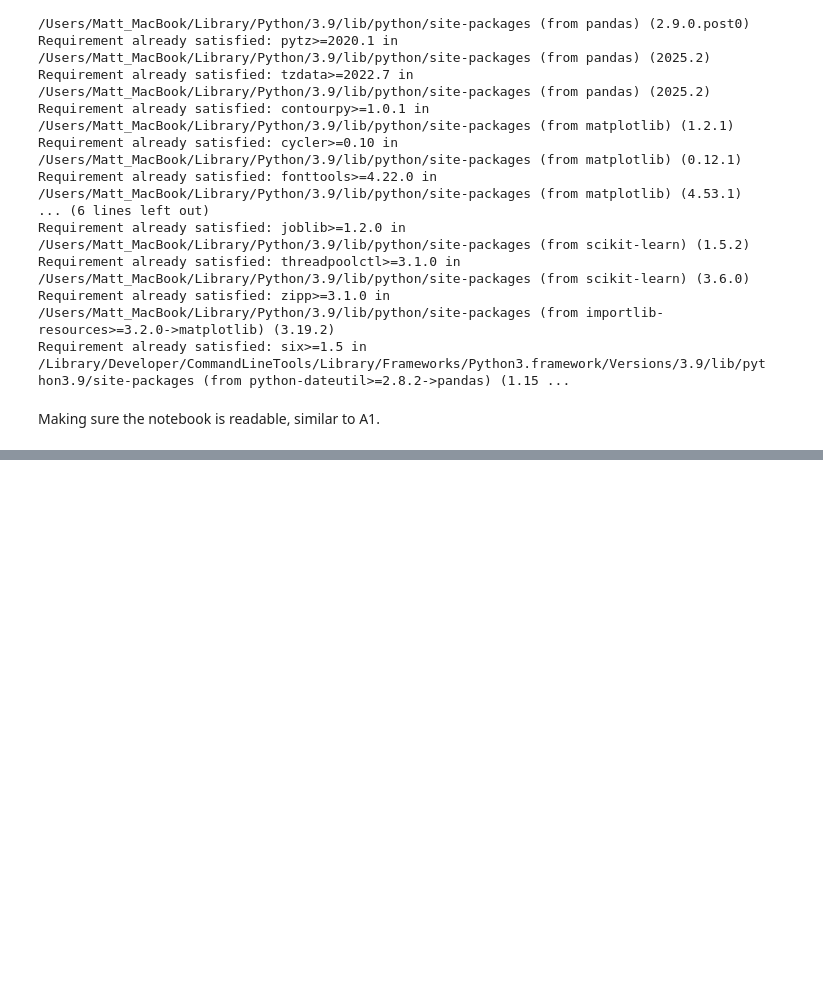
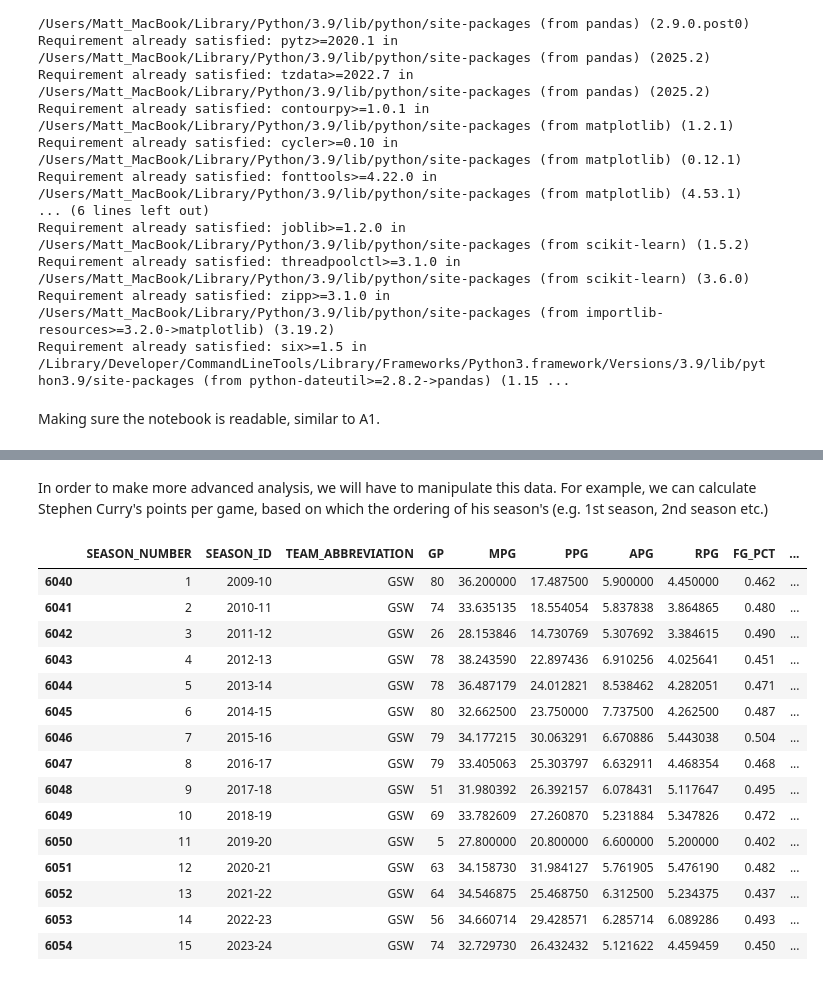
Before and after one commit to MattFreeman-AU/IML_nba_G72, a Jupyter notebook: all_nba_prediction.ipynb, the cells around one changed output, grey strips where cells are left out. Saved outputs shown, nothing was run; the diff lists cells and outputs as text; code cells hidden in the pictures; blank space fills up the shorter version.

```diff
--- a/all_nba_prediction.ipynb
+++ b/all_nba_prediction.ipynb
@@ -21,6 +21,9 @@ Requirement already satisfied: six>=1.5 in /Library/Developer/CommandLineTools/L
 # %%
 import pandas as pd
 import json
+import matplotlib.pyplot as plt
+
+pd.set_option("display.expand_frame_repr", False)
 # %% [markdown]
 Making sure the notebook is readable, similar to A1.
 # %%
@@ -49,0 +100,41 @@ KeyError: 'class'
+# %% [markdown]
+In order to make more advanced analysis, we will have to manipulate this data. For example, we can calculate Stephen Curry's points per game, based on which the ordering of his season's (e.g. 1st season, 2nd season etc.)
+# %%
+# 1) Filter Curry and make a working copy
+curry = player_data_set[player_data_set["Name"] == "Stephen Curry"].copy()
+
+# 2) Parse season start year from SEASON_ID (e.g. "2018-19" -> 2018) and sort chronologically
+curry["SEASON_START"] = curry["SEASON_ID"].astype(str).str[:4].astype(int)
+curry = curry.sort_values("SEASON_START")
+
+# 3) Assign ordered season number within his career
+curry["SEASON_NUMBER"] = range(1, len(curry) + 1)
+
+# 4) Per-game stats (safe divide)
+curry["PPG"] = curry["PTS"] / curry["GP"].where(curry["GP"] != 0, pd.NA)
+curry["APG"] = curry["AST"] / curry["GP"].where(curry["GP"] != 0, pd.NA)
+curry["RPG"] = curry["REB"] / curry["GP"].where(curry["GP"] != 0, pd.NA)
+curry["MPG"] = curry["MIN"] / curry["GP"].where(curry["GP"] != 0, pd.NA)
+
+# 5) Display tidy view
+cols = ["SEASON_NUMBER", "SEASON_ID", "TEAM_ABBREVIATION", "GP", "MPG", "PPG", "APG", "RPG", "FG_PCT", "FG3_PCT", "FT_PCT"]
+curry_display = curry[cols]
+
+curry_display
+# %% [output]
+|  | SEASON_NUMBER | SEASON_ID | TEAM_ABBREVIATION | GP | MPG | PPG | APG | RPG | FG_PCT | ... |
+| 6040 | 1 | 2009-10 | GSW | 80 | 36.200000 | 17.487500 | 5.900000 | 4.450000 | 0.462 | ... |
+| 6041 | 2 | 2010-11 | GSW | 74 | 33.635135 | 18.554054 | 5.837838 | 3.864865 | 0.480 | ... |
+| 6042 | 3 | 2011-12 | GSW | 26 | 28.153846 | 14.730769 | 5.307692 | 3.384615 | 0.490 | ... |
+| 6043 | 4 | 2012-13 | GSW | 78 | 38.243590 | 22.897436 | 6.910256 | 4.025641 | 0.451 | ... |
+| 6044 | 5 | 2013-14 | GSW | 78 | 36.487179 | 24.012821 | 8.538462 | 4.282051 | 0.471 | ... |
+| 6045 | 6 | 2014-15 | GSW | 80 | 32.662500 | 23.750000 | 7.737500 | 4.262500 | 0.487 | ... |
+| 6046 | 7 | 2015-16 | GSW | 79 | 34.177215 | 30.063291 | 6.670886 | 5.443038 | 0.504 | ... |
+| 6047 | 8 | 2016-17 | GSW | 79 | 33.405063 | 25.303797 | 6.632911 | 4.468354 | 0.468 | ... |
+| 6048 | 9 | 2017-18 | GSW | 51 | 31.980392 | 26.392157 | 6.078431 | 5.117647 | 0.495 | ... |
+| 6049 | 10 | 2018-19 | GSW | 69 | 33.782609 | 27.260870 | 5.231884 | 5.347826 | 0.472 | ... |
+| 6050 | 11 | 2019-20 | GSW | 5 | 27.800000 | 20.800000 | 6.600000 | 5.200000 | 0.402 | ... |
+| 6051 | 12 | 2020-21 | GSW | 63 | 34.158730 | 31.984127 | 5.761905 | 5.476190 | 0.482 | ... |
+| 6052 | 13 | 2021-22 | GSW | 64 | 34.546875 | 25.468750 | 6.312500 | 5.234375 | 0.437 | ... |
+| 6053 | 14 | 2022-23 | GSW | 56 | 34.660714 | 29.428571 | 6.285714 | 6.089286 | 0.493 | ... |
+| 6054 | 15 | 2023-24 | GSW | 74 | 32.729730 | 26.432432 | 5.121622 | 4.459459 | 0.450 | ... |
```
Also changed, not shown: parts of 10 cells of this notebook, 4 other files.
